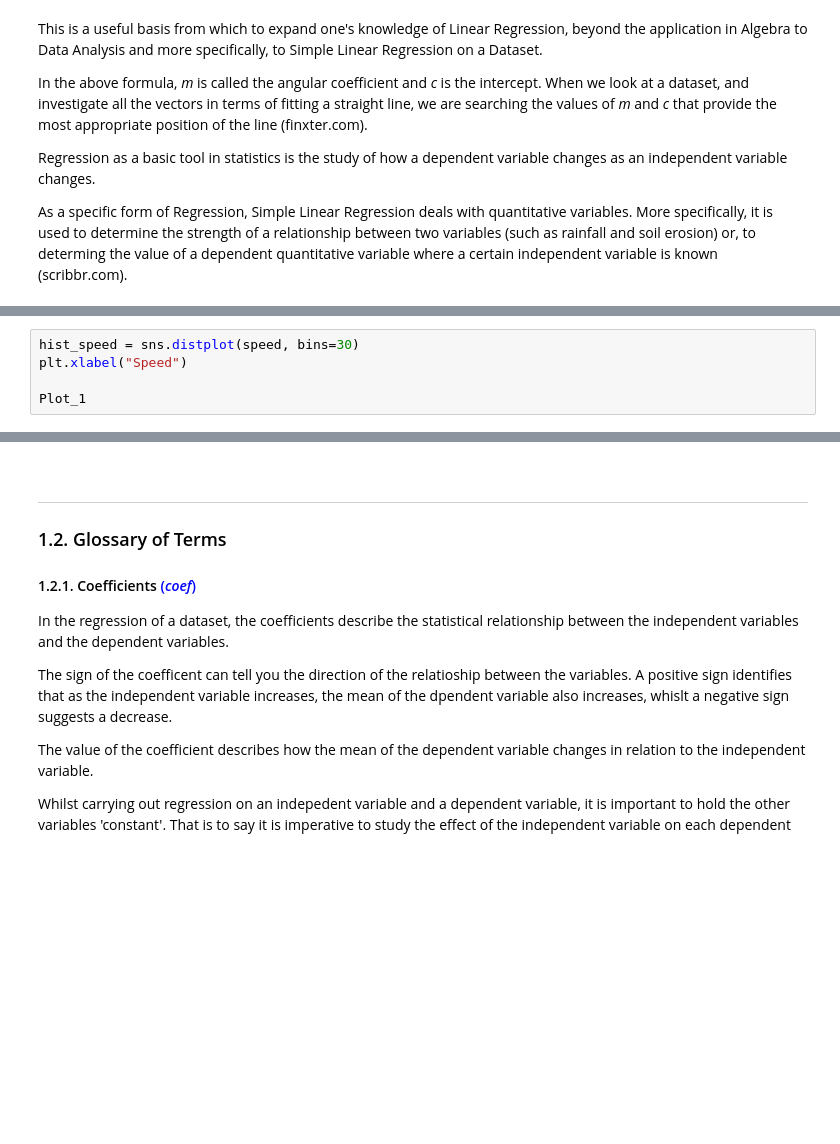
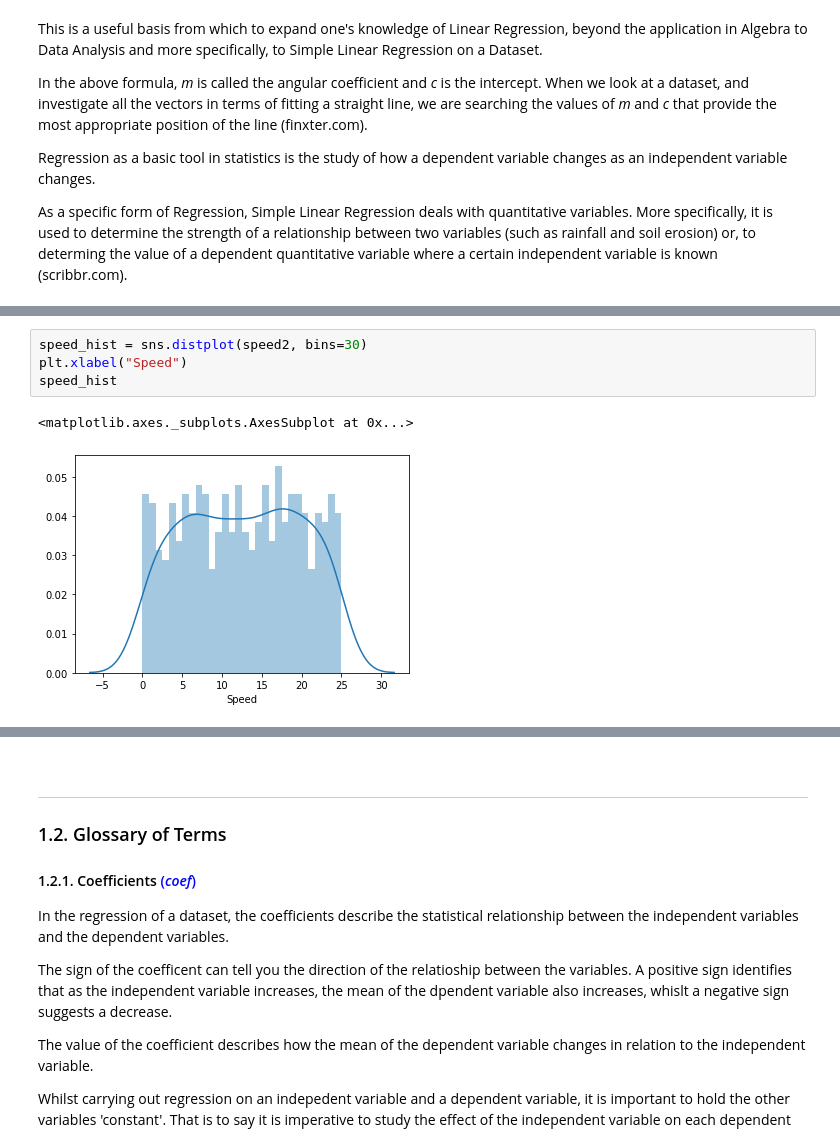
Before and after one commit to PJFinnerty/Project-2020-52446, a Jupyter notebook: Project-2020-PeterFinnerty.ipynb, the cells around one changed output, grey strips where cells are left out. Cells and saved outputs as stored; diff of their text form; blank space fills up the shorter version.

```diff
--- a/Project-2020-PeterFinnerty.ipynb
+++ b/Project-2020-PeterFinnerty.ipynb
@@ -64,6 +75,8 @@ power_hist
 # %%
-hist_speed = sns.distplot(speed, bins=30)
+speed_hist = sns.distplot(speed2, bins=30)
 plt.xlabel("Speed")
-
-Plot_1
+speed_hist
+# %% [output]
+<matplotlib.axes._subplots.AxesSubplot at 0x...>
+[figure, added]
 # %%
```
Also changed, not shown: parts of 36 cells of this notebook, 2 other files.
